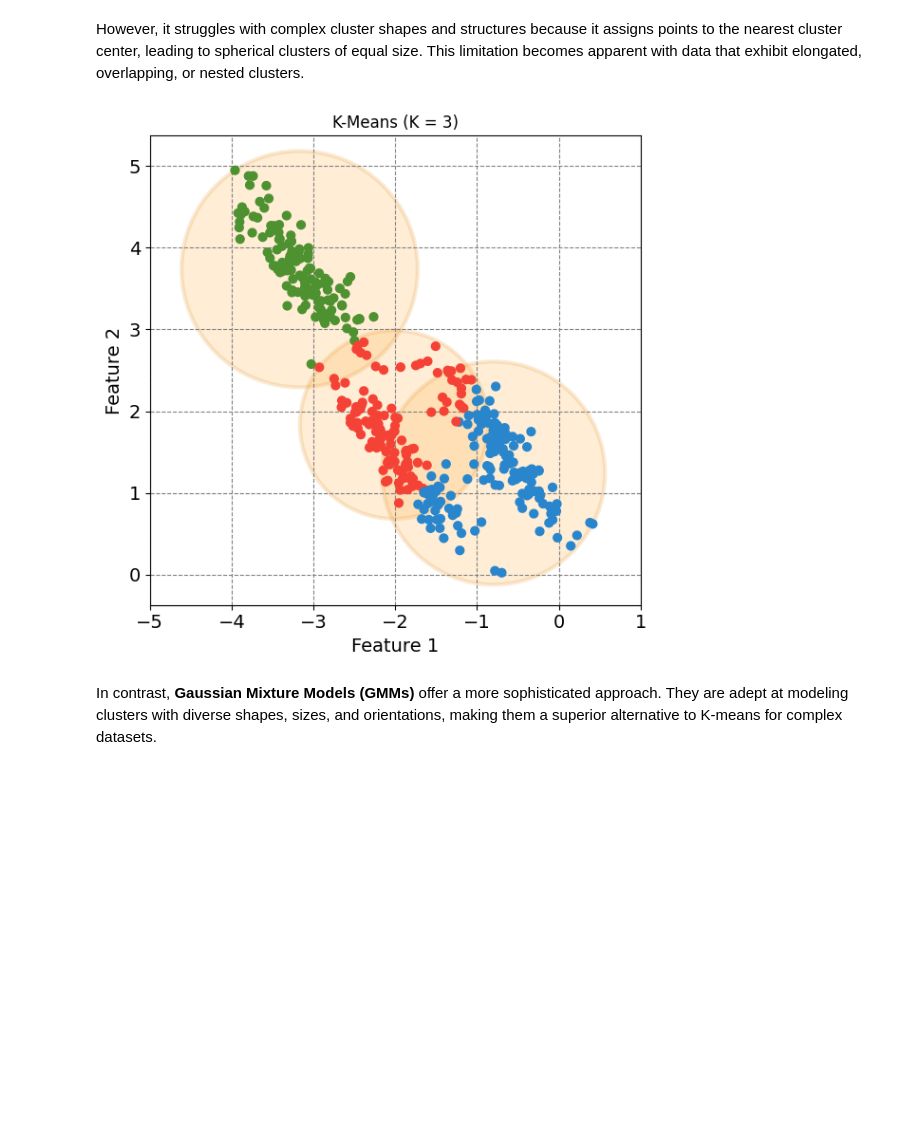
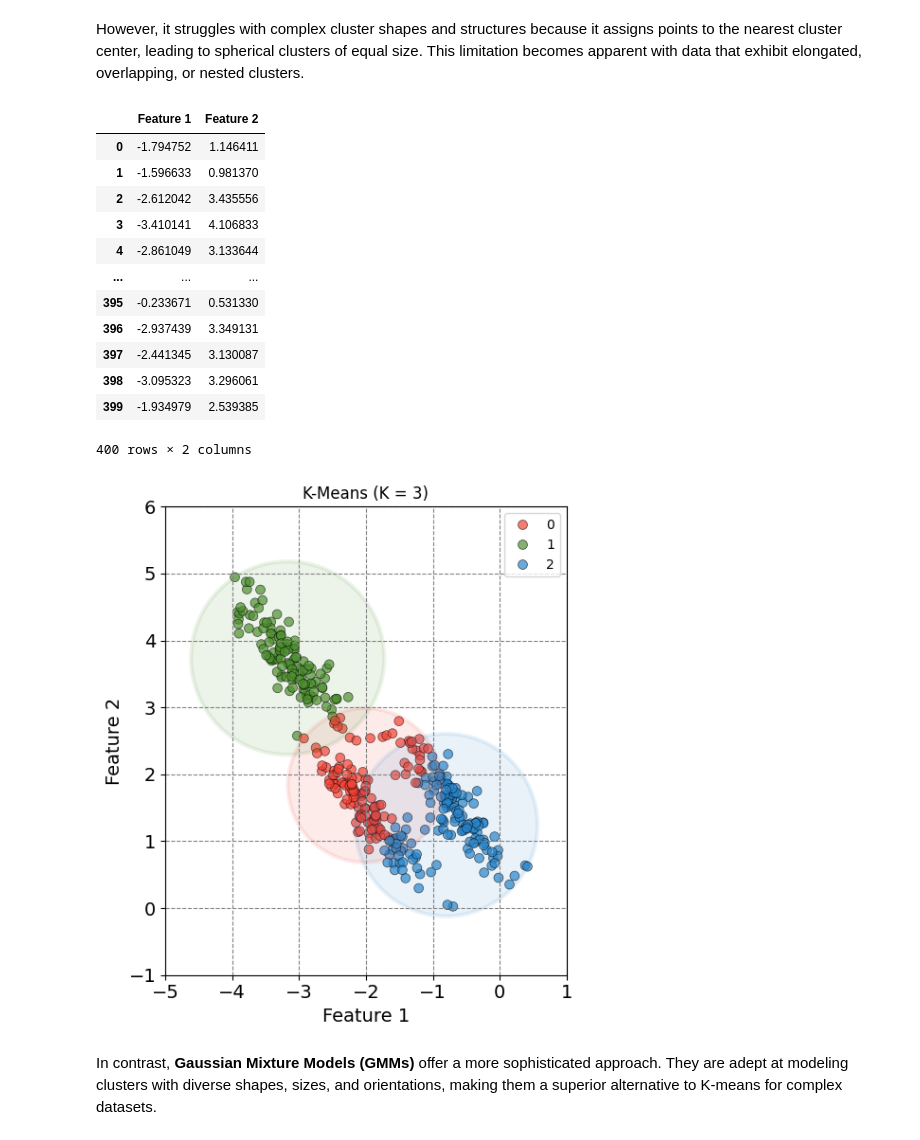
Before and after one commit to HatefDastour/ENSF444, a Jupyter notebook: Lecture_Examples/ENSF444_Clustering_Part2.ipynb, the cells around one changed output. Cells and saved outputs as stored; diff of their text form; code cells hidden in the pictures; blank space fills up the shorter version.

```diff
--- a/Lecture_Examples/ENSF444_Clustering_Part2.ipynb
+++ b/Lecture_Examples/ENSF444_Clustering_Part2.ipynb
@@ -415,19 +439,47 @@ plt.tight_layout()
  However, it struggles with complex cluster shapes and structures because it assigns points to the nearest cluster center, leading to spherical clusters of equal size. This limitation becomes apparent with data that exhibit elongated, overlapping, or nested clusters.
 # %%
 #@title K-Means Example (elongated)
+import numpy as np
+
 rng = np.random.RandomState(13)
 X_stretched = np.dot(X, rng.randn(2, 2))
 
+df = pd.DataFrame(X_stretched, columns=['Feature 1', 'Feature 2'])
+display(df)
+
+# Set colors for clusters
+colors = ["#f44336", "#4e9130", "#2986cc"]
+cmap = ListedColormap(colors)
+
+# Initialize KMeans model with desired number of clusters
+kmeans = KMeans(n_clusters=3, random_state=0, n_init=10)
+kmeans.fit(X_stretched)
+
 fig, ax = plt.subplots(1, 1, figsize=(6, 6))
-kmeans = KMeans(n_clusters=3, random_state=0, n_init = 10)
-# Plot KMeans clusters
-plot_kmeans(kmeans, X_stretched, ax = ax)
-ax.set(xlabel='Feature 1', ylabel='Feature 2', title = 'K-Means (K = 3)',
-        xlim = [-5, 1], ylim = [-1, 6],
-       aspect = 'equal')
+sns.scatterplot(x=df['Feature 1'], y=df['Feature 2'], ax=ax,
+                hue=kmeans.labels_, palette=colors,
+                edgecolor='k', linewidth=0.5, alpha=0.7, s=50)
+plot_circles(kmeans, X_stretched, ax, colors, alpha=0.1)
+
+ax.set(xlabel='Feature 1', ylabel='Feature 2', title='K-Means (K = 3)',
+       xlim = [-5, 1], ylim = [-1, 6],
+       aspect='equal')
 plt.tight_layout()
 # %% [output]
+|  | Feature 1 | Feature 2 |
+| 0 | -1.794752 | 1.146411 |
+| 1 | -1.596633 | 0.981370 |
+| 2 | -2.612042 | 3.435556 |
+| 3 | -3.410141 | 4.106833 |
+| 4 | -2.861049 | 3.133644 |
+| ... | ... | ... |
+| 395 | -0.233671 | 0.531330 |
+| 396 | -2.937439 | 3.349131 |
+| 397 | -2.441345 | 3.130087 |
+| 398 | -3.095323 | 3.296061 |
+| 399 | -1.934979 | 2.539385 |
+400 rows × 2 columns
-[figure, old version]
+[figure, new version]
 # %% [markdown]
 In contrast, **Gaussian Mixture Models (GMMs)** offer a more sophisticated approach. They are adept at modeling clusters with diverse shapes, sizes, and orientations, making them a superior alternative to K-means for complex datasets.
 # %% [markdown]
```
Also changed, not shown: parts of 1 cell of this notebook, 1 other file.
